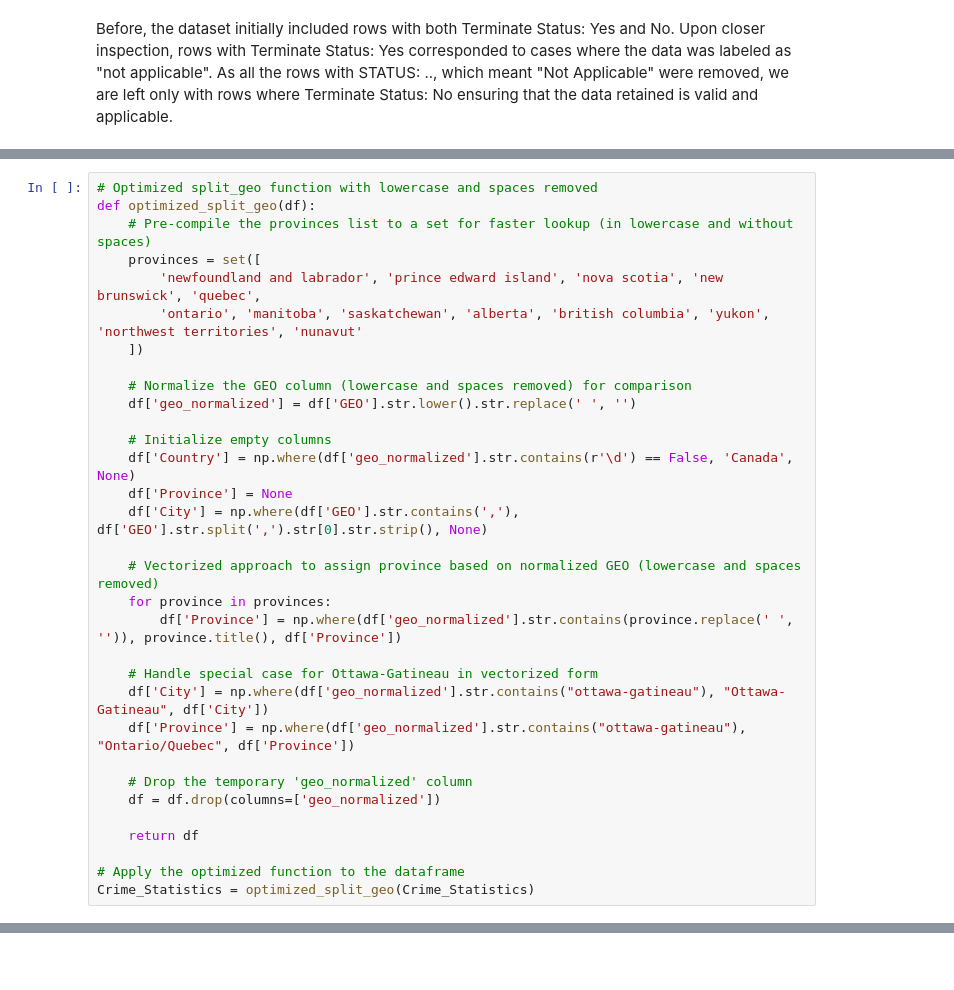
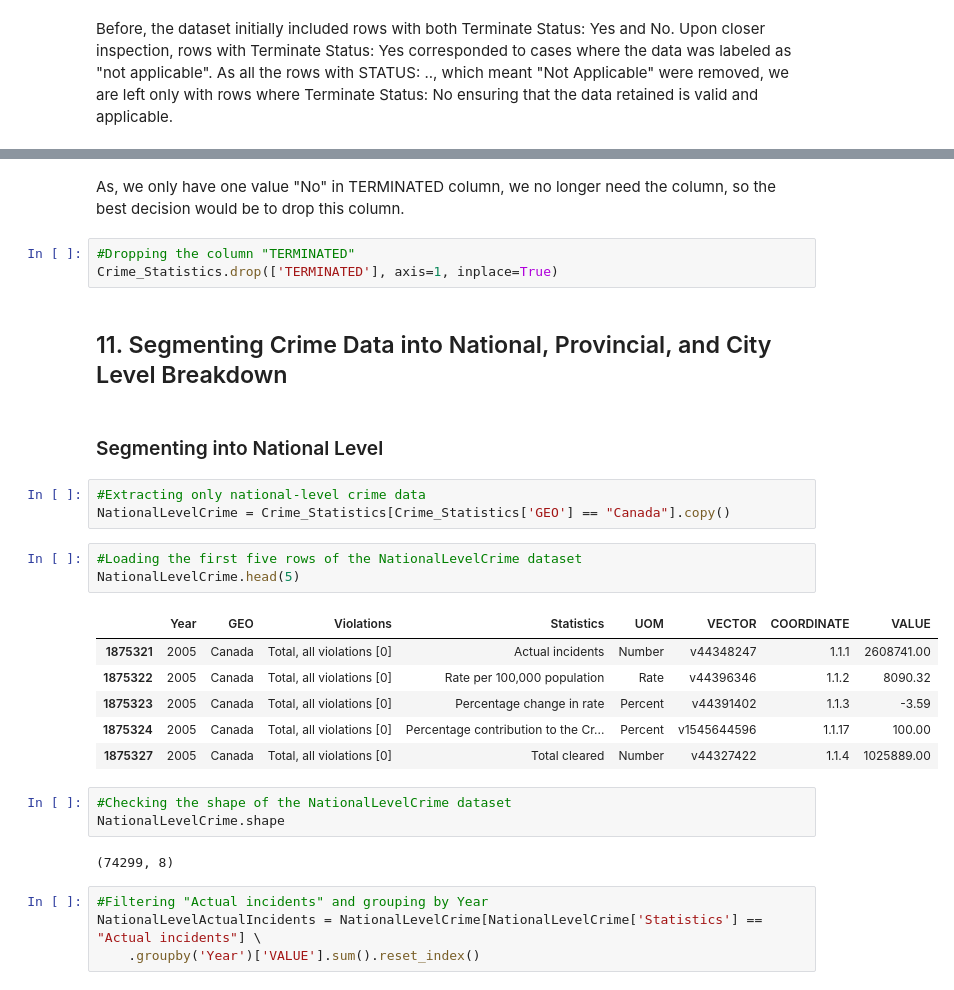
Before and after one commit to swekriti12/Crime-Statistics, a Jupyter notebook: Crime Statistics.ipynb, the cells around one changed output, grey strips where cells are left out. Drawn from its saved outputs; the diff is of its cells as text; blank space fills up the shorter version.

```diff
--- a/Crime Statistics.ipynb
+++ b/Crime Statistics.ipynb
@@ -970,32 +885,0 @@ array(['Canada', 'Newfoundland and Labrador [10]',
-# %%
-# Optimized split_geo function with lowercase and spaces removed
-def optimized_split_geo(df):
-    # Pre-compile the provinces list to a set for faster lookup (in lowercase and without spaces)
-    provinces = set([
-        'newfoundland and labrador', 'prince edward island', 'nova scotia', 'new brunswick', 'quebec',
-        'ontario', 'manitoba', 'saskatchewan', 'alberta', 'british columbia', 'yukon', 'northwest territories', 'nunavut'
-    ])
-
-    # Normalize the GEO column (lowercase and spaces removed) for comparison
-    df['geo_normalized'] = df['GEO'].str.lower().str.replace(' ', '')
-
-    # Initialize empty columns
-    df['Country'] = np.where(df['geo_normalized'].str.contains(r'\d') == False, 'Canada', None)
-    df['Province'] = None
-    df['City'] = np.where(df['GEO'].str.contains(','), df['GEO'].str.split(',').str[0].str.strip(), None)
-
-    # Vectorized approach to assign province based on normalized GEO (lowercase and spaces removed)
-    for province in provinces:
-        df['Province'] = np.where(df['geo_normalized'].str.contains(province.replace(' ', '')), province.title(), df['Province'])
-
-    # Handle special case for Ottawa-Gatineau in vectorized form
-    df['City'] = np.where(df['geo_normalized'].str.contains("ottawa-gatineau"), "Ottawa-Gatineau", df['City'])
-    df['Province'] = np.where(df['geo_normalized'].str.contains("ottawa-gatineau"), "Ontario/Quebec", df['Province'])
-
-    # Drop the temporary 'geo_normalized' column
-    df = df.drop(columns=['geo_normalized'])
-
-    return df
-
-# Apply the optimized function to the dataframe
-Crime_Statistics = optimized_split_geo(Crime_Statistics)
@@ -1147,0 +886,31 @@ plotlyBarPlot(data_grouped, 'Province', 'VALUE', 'Province', 'Number of Violatio
+# %% [markdown]
+As, we only have one value "No" in TERMINATED column, we no longer need the column, so the best decision would be to drop this column.
+# %%
+#Dropping the column "TERMINATED"
+Crime_Statistics.drop(['TERMINATED'], axis=1, inplace=True)
+# %% [markdown]
+## 11. Segmenting Crime Data into National, Provincial, and City Level Breakdown
+# %% [markdown]
+### Segmenting into National Level
+# %%
+#Extracting only national-level crime data
+NationalLevelCrime = Crime_Statistics[Crime_Statistics['GEO'] == "Canada"].copy()
+# %%
+#Loading the first five rows of the NationalLevelCrime dataset
+NationalLevelCrime.head(5)
+# %% [output]
+|  | Year | GEO | Violations | Statistics | UOM | VECTOR | COORDINATE | VALUE |
+| 1875321 | 2005 | Canada | Total, all violations [0] | Actual incidents | Number | v44348247 | 1.1.1 | 2608741.00 |
+| 1875322 | 2005 | Canada | Total, all violations [0] | Rate per 100,000 population | Rate | v44396346 | 1.1.2 | 8090.32 |
+| 1875323 | 2005 | Canada | Total, all violations [0] | Percentage change in rate | Percent | v44391402 | 1.1.3 | -3.59 |
+| 1875324 | 2005 | Canada | Total, all violations [0] | Percentage contribution to the Cr... | Percent | v1545644596 | 1.1.17 | 100.00 |
+| 1875327 | 2005 | Canada | Total, all violations [0] | Total cleared | Number | v44327422 | 1.1.4 | 1025889.00 |
+# %%
+#Checking the shape of the NationalLevelCrime dataset
+NationalLevelCrime.shape
+# %% [output]
+(74299, 8)
+# %%
+#Filtering "Actual incidents" and grouping by Year
+NationalLevelActualIncidents = NationalLevelCrime[NationalLevelCrime['Statistics'] == "Actual incidents"] \
+    .groupby('Year')['VALUE'].sum().reset_index()
```
Also changed, not shown: parts of 61 cells of this notebook, 1 other file.
